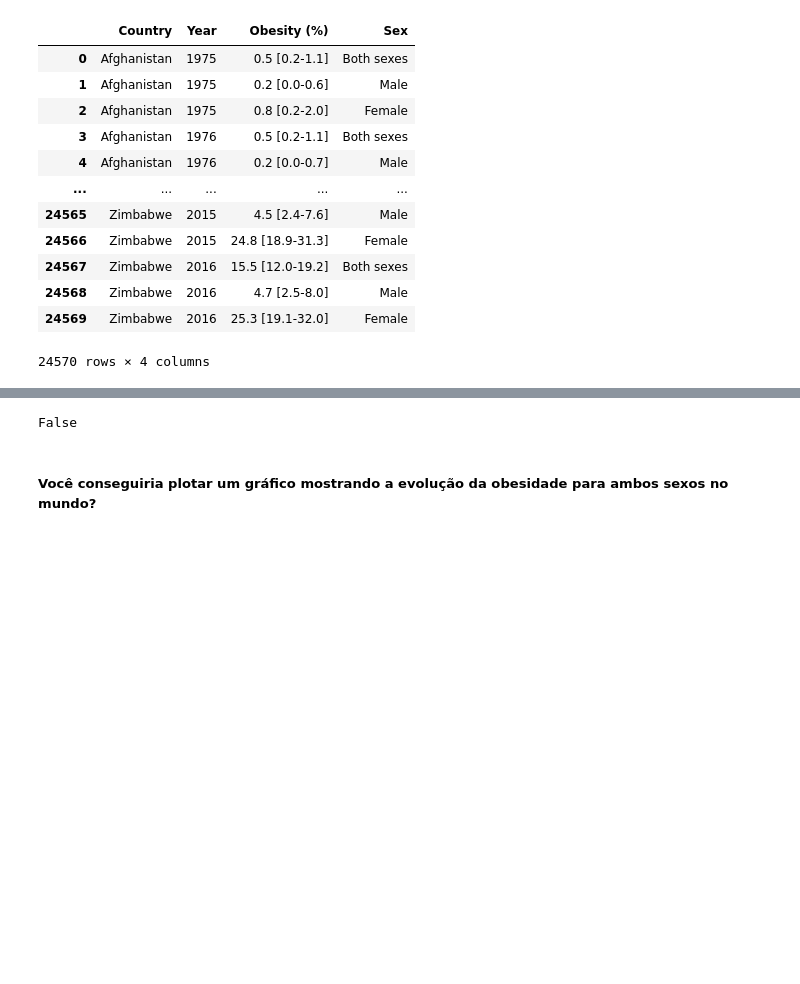
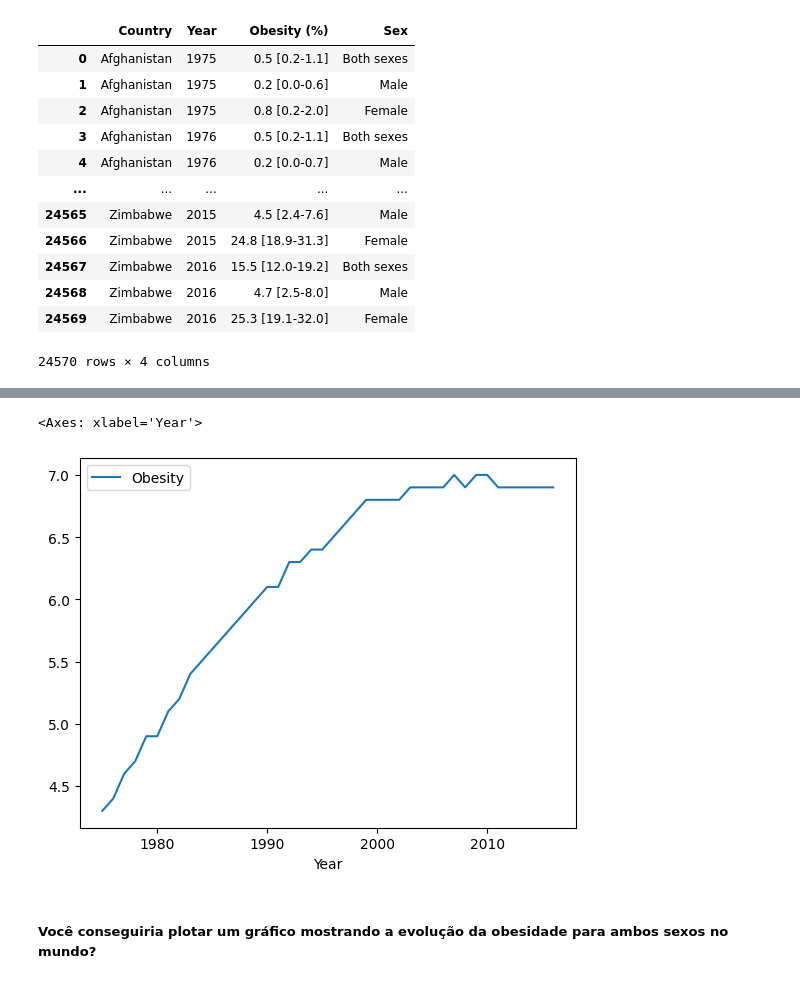
Before and after one commit to BLuiz/a-iiot_dash-course, a Jupyter notebook: Asimov/02_Analisando Dados com Pandas & SQL/Exe/05_Análise de dados de obesidade/analise_obesidade_&_pib_per_capita.ipynb, the cells around one changed output, grey strips where cells are left out. Drawn from its saved outputs; the diff is of its cells as text; code cells hidden in the pictures; blank space fills up the shorter version.

```diff
--- a/Asimov/02_Analisando Dados com Pandas & SQL/Exe/05_Análise de dados de obesidade/analise_obesidade_&_pib_per_capita.ipynb
+++ b/Asimov/02_Analisando Dados com Pandas & SQL/Exe/05_Análise de dados de obesidade/analise_obesidade_&_pib_per_capita.ipynb
@@ -148,7 +157,12 @@ display(max_obe_rate.tail())
 # %%
-obesity_2015_df
+br_obe_df = obesity_df[obesity_df['Country'] == 'Brazil']
+
+aux = br_obe_df[br_obe_df['Sex'] == 'Female'][['Obesity']] - br_obe_df[br_obe_df['Sex'] == 'Male'][['Obesity']]
+
+aux.plot()
 # %% [output]
-False
+<Axes: xlabel='Year'>
+[figure, added]
 # %% [markdown]
 ##### Você conseguiria plotar um gráfico mostrando a evolução da obesidade para ambos sexos no mundo?
 # %%
```
Also changed, not shown: parts of 16 cells of this notebook, 2 other files.
